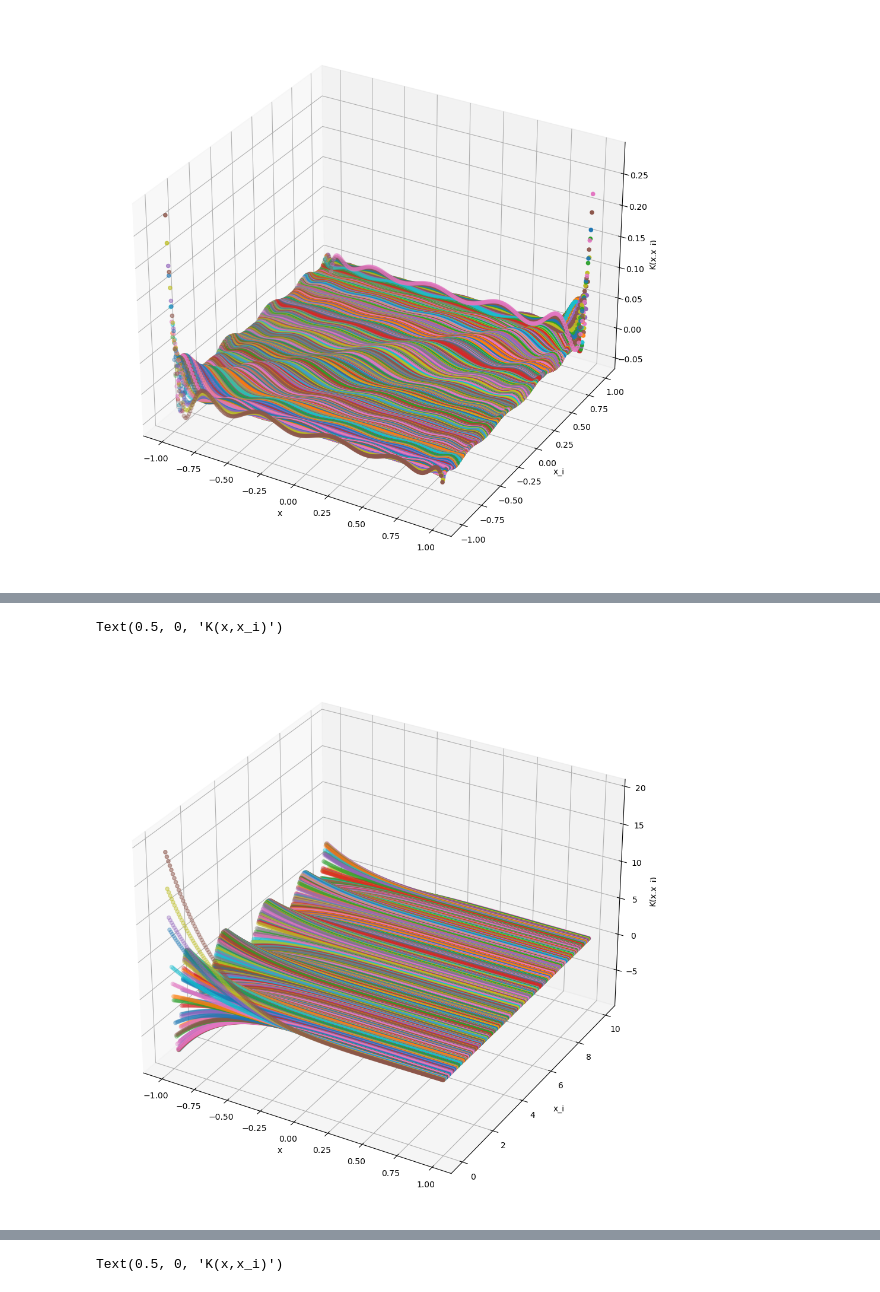
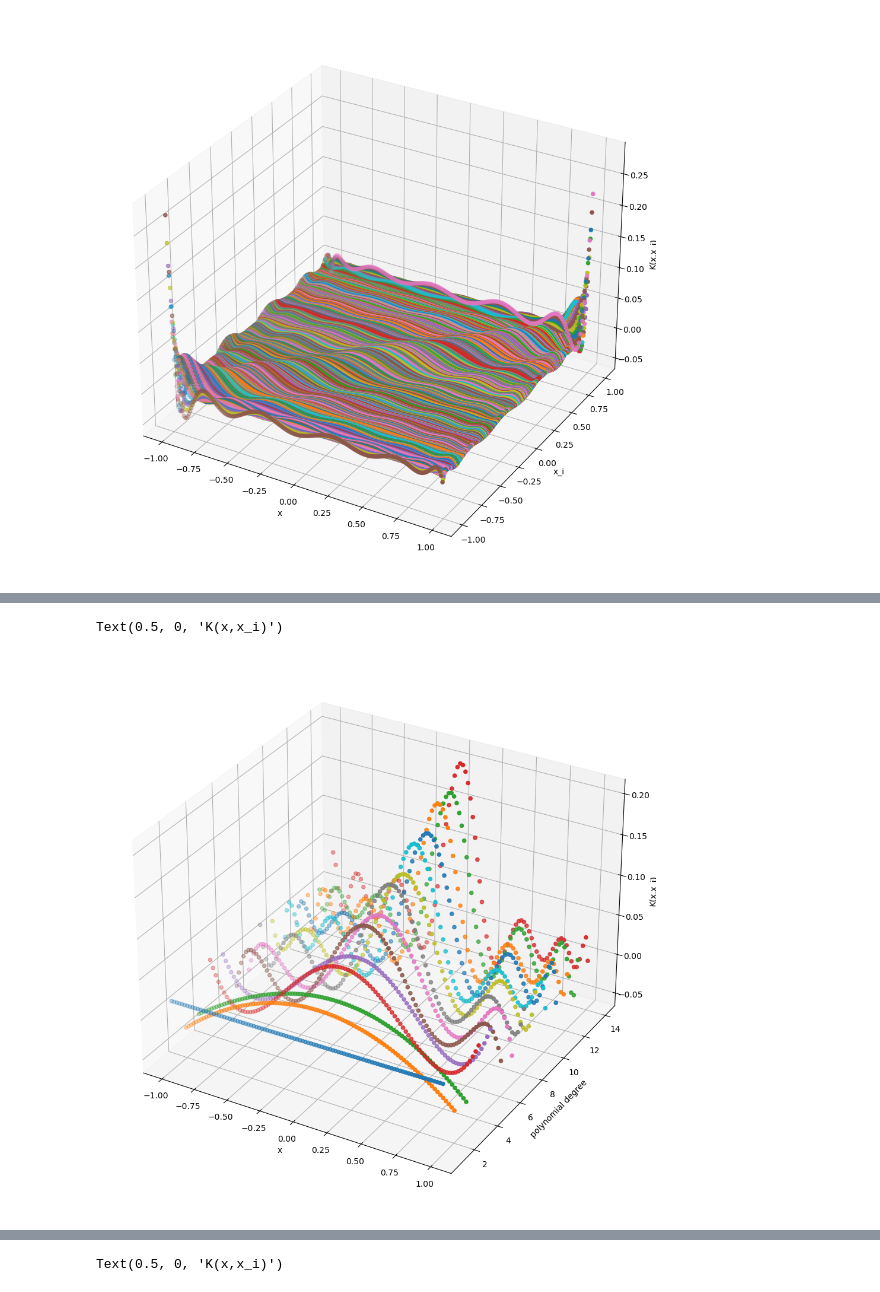
Before and after one commit to asaha1203/cx-4803, a Jupyter notebook: hw_3/hw_3_q3.ipynb, the cells around one changed output, grey strips where cells are left out. Saved outputs shown, nothing was run; the diff lists cells and outputs as text; code cells hidden in the pictures.

```diff
--- a/hw_3/hw_3_q3.ipynb
+++ b/hw_3/hw_3_q3.ipynb
@@ -85,8 +71,0 @@ for i in range(len(xvalues)):
-# %%
-fig = plt.figure(figsize=(12, 12))
-ax = fig.add_subplot(projection='3d')
-for i in range(n):
-    ax.scatter(xvalues, xx_i[i], xkernels[ :,i])
-ax.set_xlabel('x')
-ax.set_ylabel('x_i')
-ax.set_zlabel('K(x,x_i)')
@@ -109,11 +72,27 @@ for i in range(len(nvalues)):
-# %%
-fig = plt.figure(figsize=(12, 12))
-ax = fig.add_subplot(projection='3d')
-for i in range(n):
-    ax.scatter(nvalues, nx_i[i], nkernels[:,i])
-ax.set_xlabel('x')
-ax.set_ylabel('x_i')
-ax.set_zlabel('K(x,x_i)')
-# %% [output]
-Text(0.5, 0, 'K(x,x_i)')
-[figure, removed]
+# %%
+# k as a function of x, p
+np.random.seed(seed=4803)
+index = 25
+
+mx_i = np.linspace(-1,1,50)
+
+mp = np.arange(1,15,1)
+
+mvalues = np.linspace(-1,1,100)
+
+mkernels = np.zeros((len(mvalues),100))
+
+for i in range(len(mvalues)):
+    for j in range(len(mp)):
+        mkernels[i][j] = kernelfunction(mx_i, mvalues[i], index, mp[j])
+# %%
+fig = plt.figure(figsize=(12, 12))
+ax = fig.add_subplot(projection='3d')
+for i in range(15-1):
+    ax.scatter(mvalues, mp[i], mkernels[ :,i])
+ax.set_xlabel('x')
+ax.set_ylabel('polynomial degree')
+ax.set_zlabel('K(x,x_i)')
+# %% [output]
+Text(0.5, 0, 'K(x,x_i)')
+[figure, added]
```
Also changed, not shown: parts of 10 cells of this notebook.
